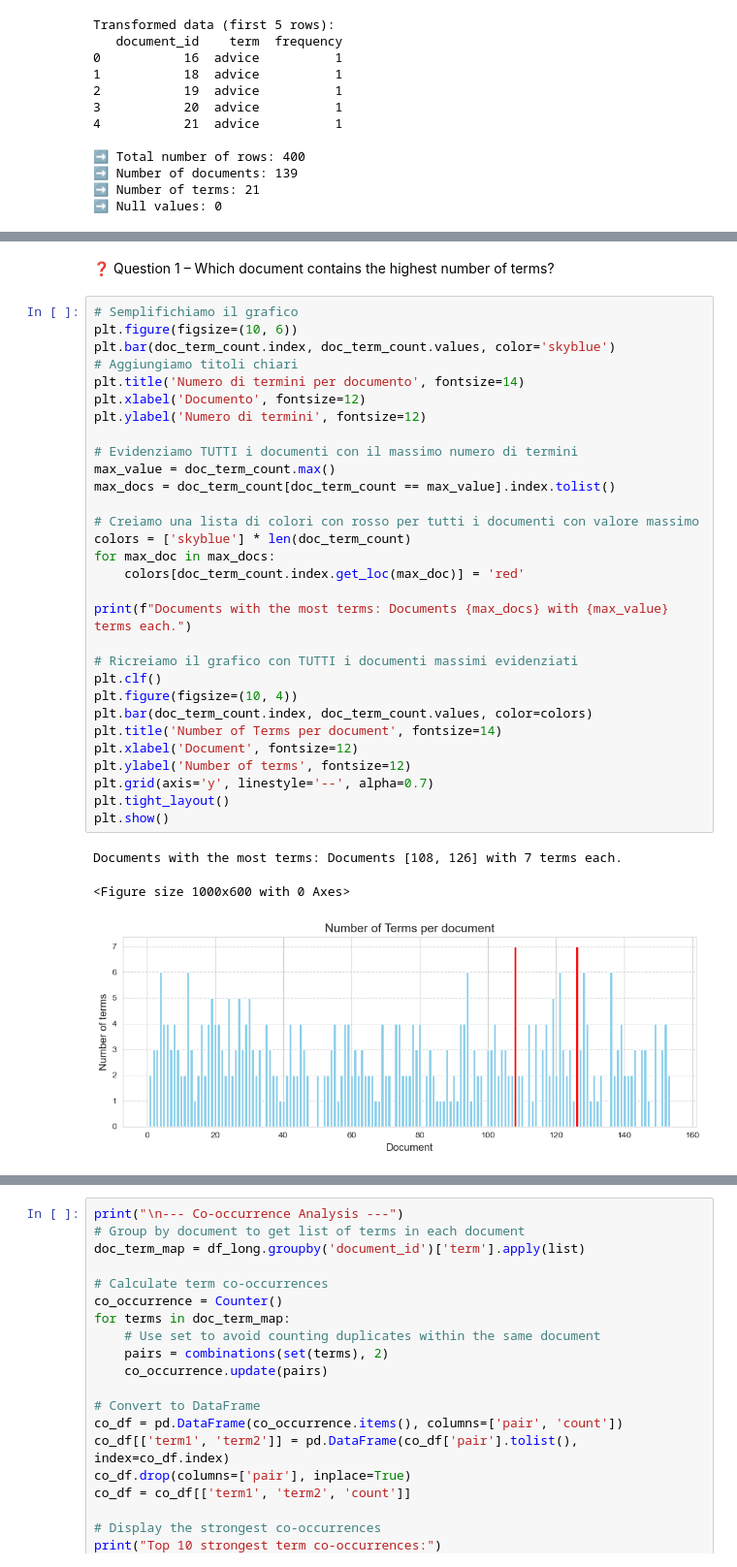
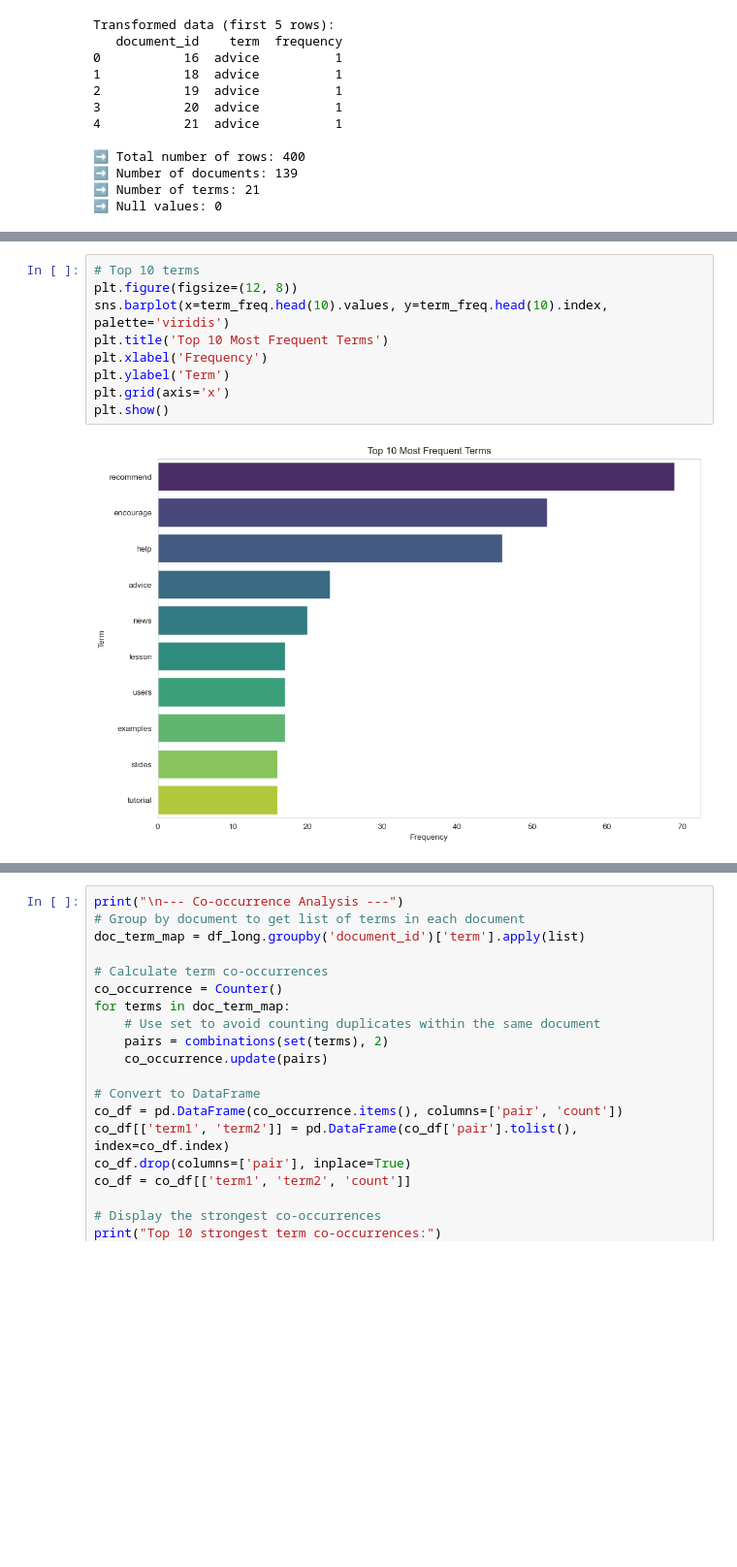
Before and after one commit to dami013/Terms, a Jupyter notebook: terms_link_analysis.ipynb, the cells around one changed output, grey strips where cells are left out. Shown: that part at 97% size. Saved outputs shown, nothing was run; the diff lists cells and outputs as text; blank space fills up the shorter version.

```diff
--- a/terms_link_analysis.ipynb
+++ b/terms_link_analysis.ipynb
@@ -199,36 +157,11 @@ This section includes some exploratory questions to better understand the datase
-# %% [markdown]
-❓ Question 1 – Which document contains the highest number of terms?
-# %%
-# Semplifichiamo il grafico
-plt.figure(figsize=(10, 6))
-plt.bar(doc_term_count.index, doc_term_count.values, color='skyblue')
-# Aggiungiamo titoli chiari
-plt.title('Numero di termini per documento', fontsize=14)
-plt.xlabel('Documento', fontsize=12)
-plt.ylabel('Numero di termini', fontsize=12)
-
-# Evidenziamo TUTTI i documenti con il massimo numero di termini
-max_value = doc_term_count.max()
-max_docs = doc_term_count[doc_term_count == max_value].index.tolist()
-
-# Creiamo una lista di colori con rosso per tutti i documenti con valore massimo
-colors = ['skyblue'] * len(doc_term_count)
-for max_doc in max_docs:
-    colors[doc_term_count.index.get_loc(max_doc)] = 'red'
-
-print(f"Documents with the most terms: Documents {max_docs} with {max_value} terms each.")
-
-# Ricreiamo il grafico con TUTTI i documenti massimi evidenziati
-plt.clf()
-plt.figure(figsize=(10, 4))
-plt.bar(doc_term_count.index, doc_term_count.values, color=colors)
-plt.title('Number of Terms per document', fontsize=14)
-plt.xlabel('Document', fontsize=12)
-plt.ylabel('Number of terms', fontsize=12)
-plt.grid(axis='y', linestyle='--', alpha=0.7)
-plt.tight_layout()
-plt.show()
-# %% [output]
-Documents with the most terms: Documents [108, 126] with 7 terms each.
-<Figure size 1000x600 with 0 Axes>
-[figure, removed]
+# %%
+# Top 10 terms
+plt.figure(figsize=(12, 8))
+sns.barplot(x=term_freq.head(10).values, y=term_freq.head(10).index, palette='viridis')
+plt.title('Top 10 Most Frequent Terms')
+plt.xlabel('Frequency')
+plt.ylabel('Term')
+plt.grid(axis='x')
+plt.show()
+# %% [output]
+[figure, added]
```
Also changed, not shown: parts of 18 cells of this notebook.
